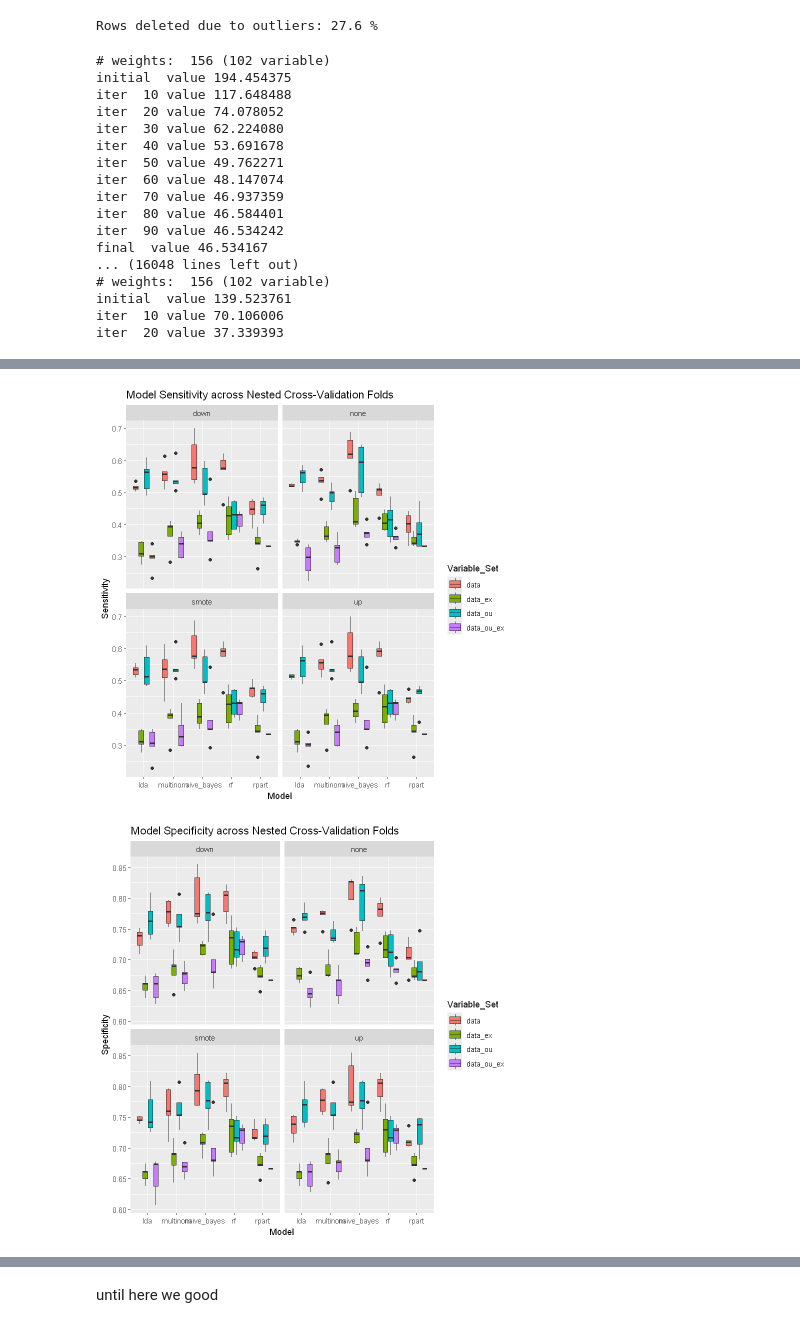
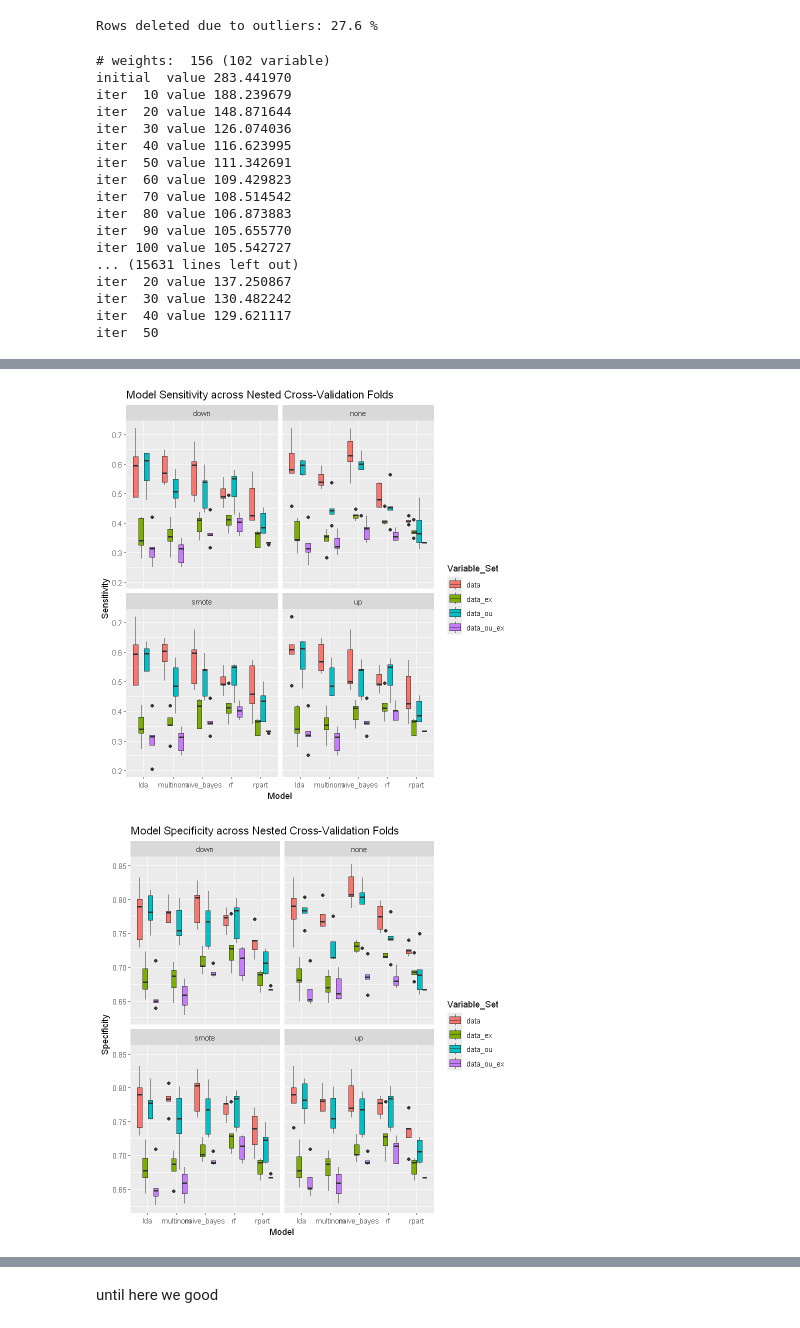
Before and after one commit to TobiasInfo/UTC_SY19, a Jupyter notebook: classification.ipynb, the cells around one changed output, grey strips where cells are left out. Drawn from its saved outputs; the diff is of its cells as text; code cells hidden in the pictures.

Commit message:
more accurent with seed and shufle less biased results

```diff
--- a/classification.ipynb
+++ b/classification.ipynb
@@ -76,8 +141,7 @@ library(devtools)
 # %%
 # Read the data
 data <- read.table("a24_clas_app.txt", header = TRUE, sep=" ")
-
-# Convert y to a factor
+data <- data[sample(nrow(data)),]
 data$y <- as.factor(data$y)
 
 # Make a copy of the original data for processing
@@ -126,8 +190,9 @@ data_excluded <- data_scaled_2 %>% select(-all_of(excluded_vars))
 Rows deleted due to outliers: 27.6 %
 # %%
 # Define outer and inner folds
+set.seed(123)
 outer_folds <- 5
-inner_folds <- 3
+inner_folds <- 5
 
 classification_methods <- c("multinom", "naive_bayes", "lda", "rpart", "rf")
 
@@ -231,19 +296,19 @@ ggplot(results, aes(x = Model, y = Specificity, fill = Variable_Set)) +
        x = "Model", y = "Specificity")
 # %% [output]
 # weights:  156 (102 variable)
-initial  value 194.454375
-iter  10 value 117.648488
-iter  20 value 74.078052
-iter  30 value 62.224080
-iter  40 value 53.691678
-iter  50 value 49.762271
-iter  60 value 48.147074
-iter  70 value 46.937359
-iter  80 value 46.584401
-iter  90 value 46.534242
-final  value 46.534167
-... (16048 lines left out)
-# weights:  156 (102 variable)
-initial  value 139.523761
-iter  10 value 70.106006
-iter  20 value 37.339393
+initial  value 283.441970
+iter  10 value 188.239679
+iter  20 value 148.871644
+iter  30 value 126.074036
+iter  40 value 116.623995
+iter  50 value 111.342691
+iter  60 value 109.429823
+iter  70 value 108.514542
+iter  80 value 106.873883
+iter  90 value 105.655770
+iter 100 value 105.542727
+... (15631 lines left out)
+iter  20 value 137.250867
+iter  30 value 130.482242
+iter  40 value 129.621117
+iter  50
@@ -251,2 +316,2 @@ iter  20 value 37.339393
-[figure, old version]
+[figure, new version]
-[figure, old version]
+[figure, new version]
```
Also changed, not shown: parts of 5 cells of this notebook.
